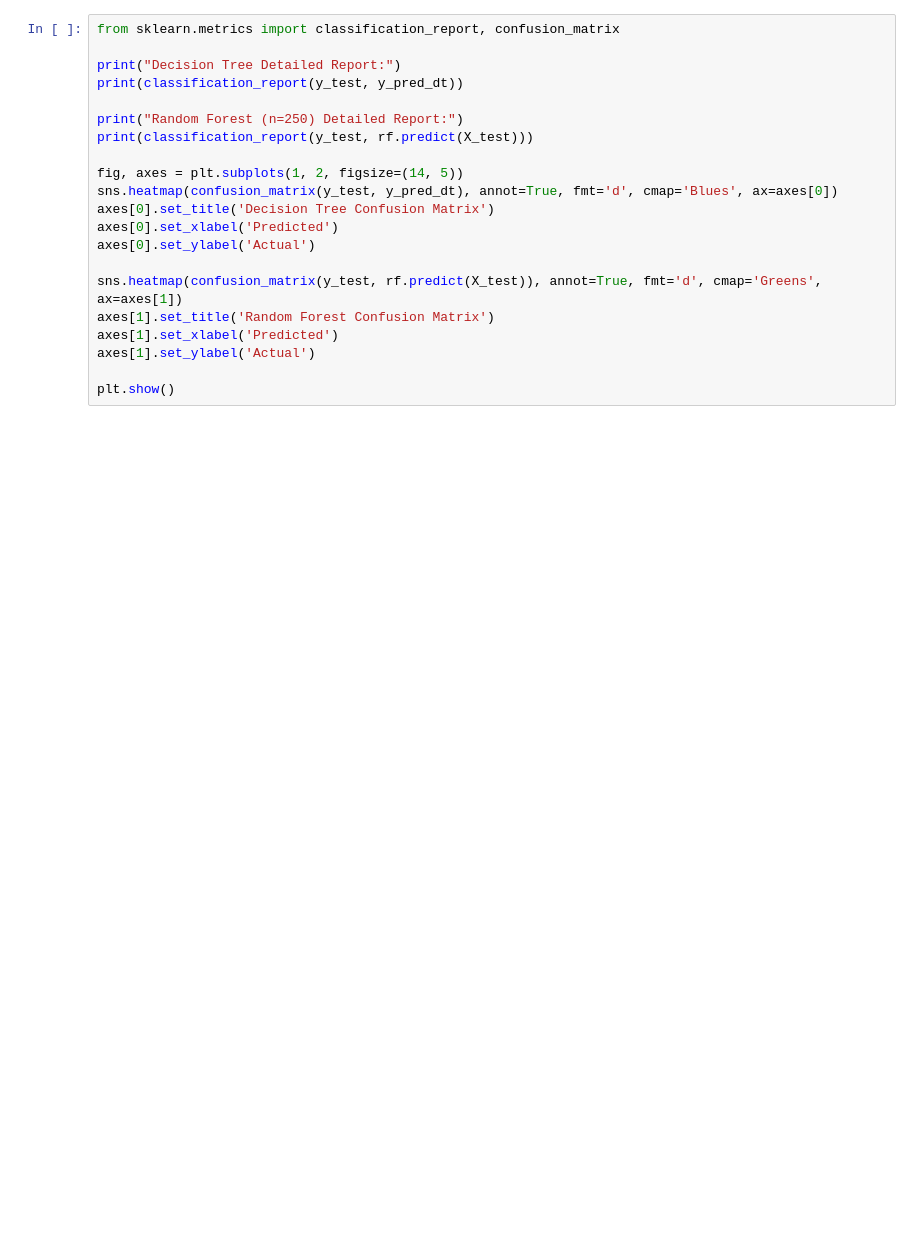
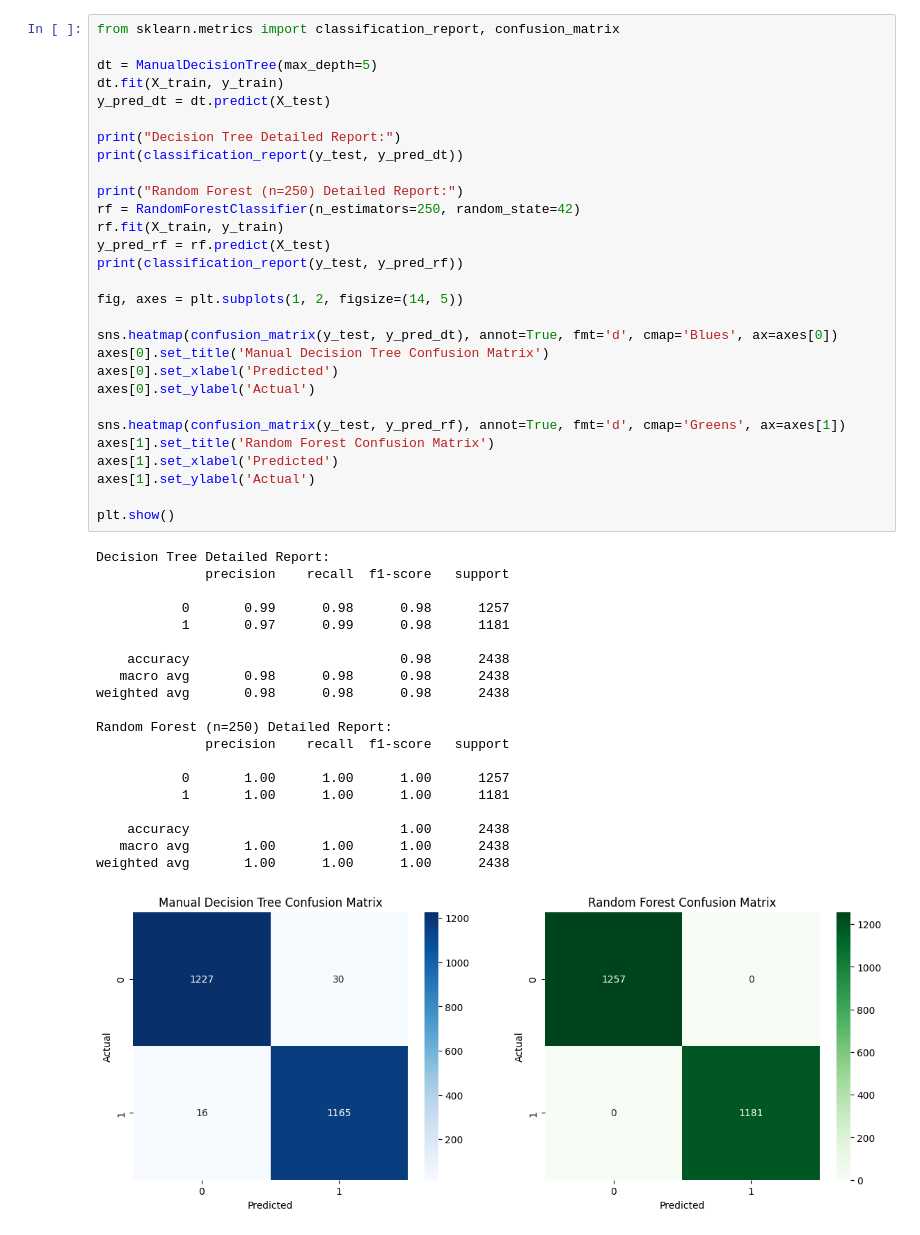
Before and after one commit to mdshabbirmia/CSE475_ML, a Jupyter notebook: lab/lab-01.ipynb, the cells around one changed output. Drawn from its saved outputs; the diff is of its cells as text; blank space fills up the shorter version.

```diff
--- a/lab/lab-01.ipynb
+++ b/lab/lab-01.ipynb
@@ -164,21 +221,50 @@ else:
 # %%
 from sklearn.metrics import classification_report, confusion_matrix
+
+dt = ManualDecisionTree(max_depth=5)
+dt.fit(X_train, y_train)
+y_pred_dt = dt.predict(X_test)
 
 print("Decision Tree Detailed Report:")
 print(classification_report(y_test, y_pred_dt))
 
 print("Random Forest (n=250) Detailed Report:")
-print(classification_report(y_test, rf.predict(X_test)))
+rf = RandomForestClassifier(n_estimators=250, random_state=42)
+rf.fit(X_train, y_train)
+y_pred_rf = rf.predict(X_test)
+print(classification_report(y_test, y_pred_rf))
 
 fig, axes = plt.subplots(1, 2, figsize=(14, 5))
+
 sns.heatmap(confusion_matrix(y_test, y_pred_dt), annot=True, fmt='d', cmap='Blues', ax=axes[0])
-axes[0].set_title('Decision Tree Confusion Matrix')
+axes[0].set_title('Manual Decision Tree Confusion Matrix')
 axes[0].set_xlabel('Predicted')
 axes[0].set_ylabel('Actual')
 
-sns.heatmap(confusion_matrix(y_test, rf.predict(X_test)), annot=True, fmt='d', cmap='Greens', ax=axes[1])
+sns.heatmap(confusion_matrix(y_test, y_pred_rf), annot=True, fmt='d', cmap='Greens', ax=axes[1])
 axes[1].set_title('Random Forest Confusion Matrix')
 axes[1].set_xlabel('Predicted')
 axes[1].set_ylabel('Actual')
 
 plt.show()
+# %% [output]
+Decision Tree Detailed Report:
+              precision    recall  f1-score   support
+
+           0       0.99      0.98      0.98      1257
+           1       0.97      0.99      0.98      1181
+
+    accuracy                           0.98      2438
+   macro avg       0.98      0.98      0.98      2438
+weighted avg       0.98      0.98      0.98      2438
+
+Random Forest (n=250) Detailed Report:
+              precision    recall  f1-score   support
+
+           0       1.00      1.00      1.00      1257
+           1       1.00      1.00      1.00      1181
+
+    accuracy                           1.00      2438
+   macro avg       1.00      1.00      1.00      2438
+weighted avg       1.00      1.00      1.00      2438
+[figure, added]
```
Also changed, not shown: parts of 11 cells of this notebook.
